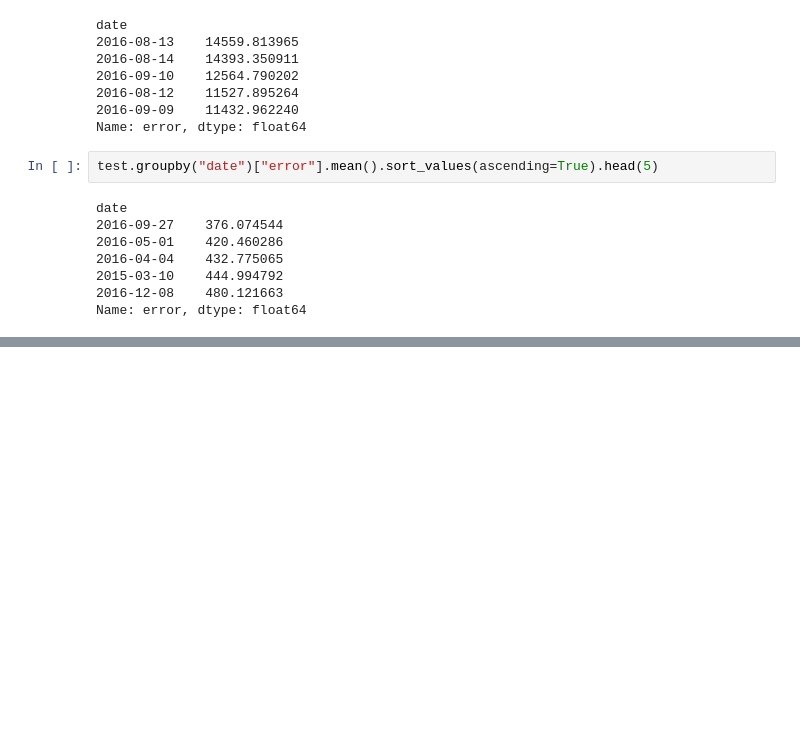
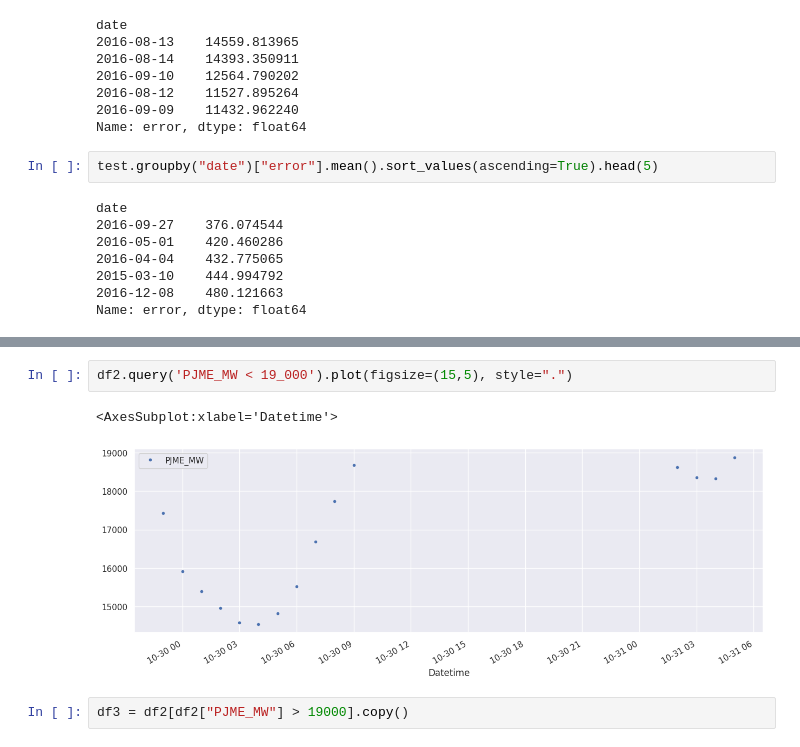
Before and after one commit to jvscursulim/time_series_forecasting_with_xgboost, a Jupyter notebook: energy_consumption/energy_consumption.ipynb, the cells around one changed output, grey strips where cells are left out. Saved outputs shown, nothing was run; the diff lists cells and outputs as text; blank space fills up the shorter version.

```diff
--- a/energy_consumption/energy_consumption.ipynb
+++ b/energy_consumption/energy_consumption.ipynb
@@ -253,0 +280,7 @@ Name: error, dtype: float64
+# %%
+df2.query('PJME_MW < 19_000').plot(figsize=(15,5), style=".")
+# %% [output]
+<AxesSubplot:xlabel='Datetime'>
+[figure, added]
+# %%
+df3 = df2[df2["PJME_MW"] > 19000].copy()
```
Also changed, not shown: parts of 38 cells of this notebook.
